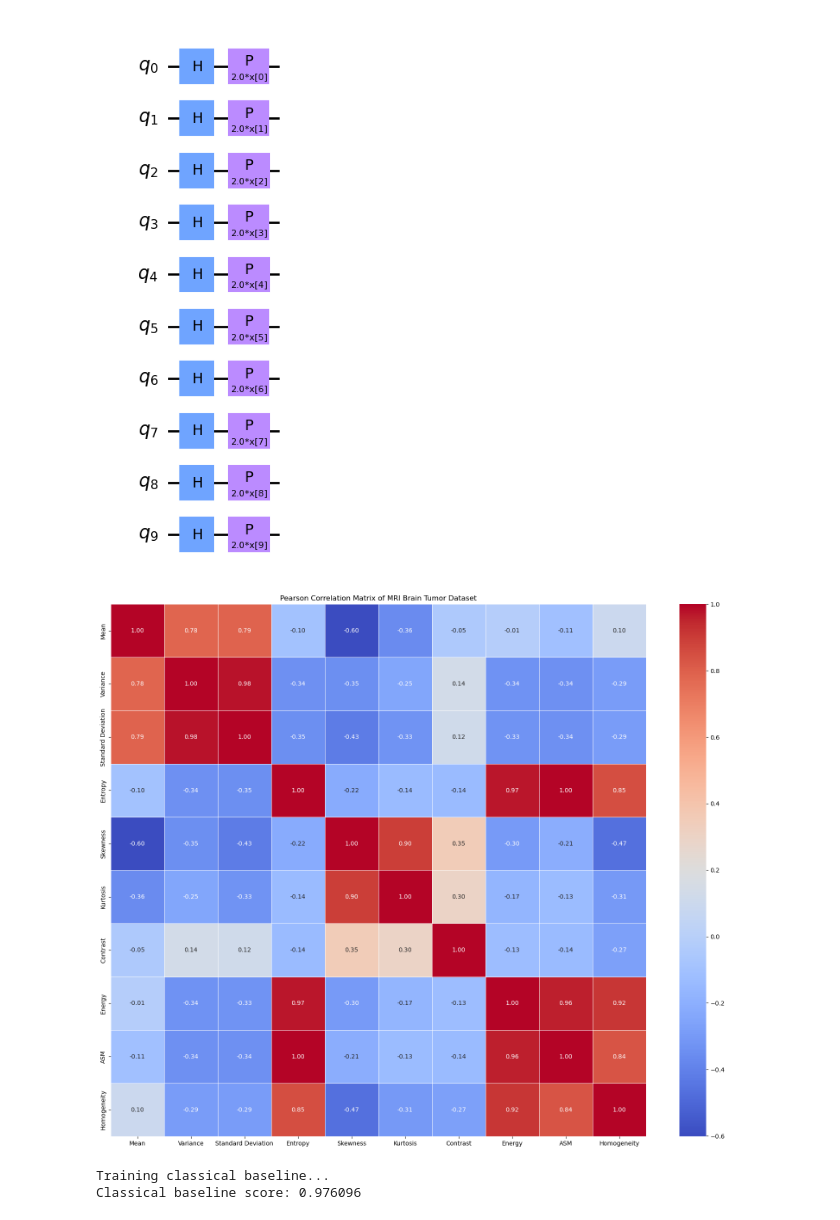
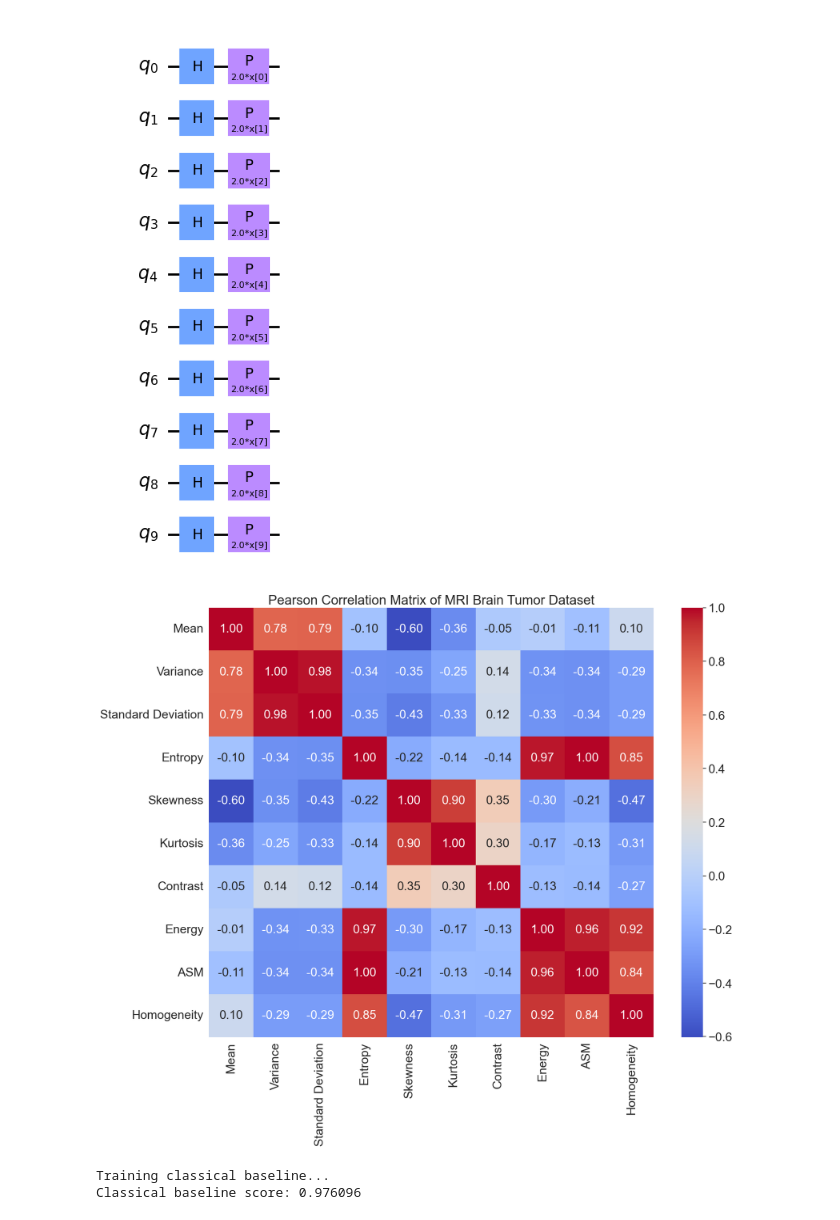
Before and after one commit to Lawrence850479/QuantumSummerProject2025, a Jupyter notebook: Project_proposal.ipynb, the cells around one changed output. Drawn from its saved outputs; the diff is of its cells as text; code cells hidden in the pictures.

```diff
--- a/Project_proposal.ipynb
+++ b/Project_proposal.ipynb
@@ -474,16 +520,17 @@ q_9: ┤ H ├┤ P(2.0*x[9]) ├
 # %%
 #Correlation matrix (Pearson Method)
 
 pearson_matrix = X_scaled_df.corr(method='pearson')
 
 #Heatmap Visualization
 
-plt.figure(figsize=(20, 16))
-sns.heatmap(pearson_matrix, annot=True, cmap='coolwarm', fmt=".2f", linewidths=0.5)
+plt.figure(figsize=(18, 14))
+sns.set(font_scale=2)
+sns.heatmap(pearson_matrix, annot=True, cmap='coolwarm', fmt=".2f", annot_kws ={"size": 22})
 plt.title('Pearson Correlation Matrix of MRI Brain Tumor Dataset')
 plt.show()
 # %% [output]
-[figure, old version]
+[figure, new version]
 # %%
 # Classical baseline (keeping original parameters for fair comparison)
 
```
Also changed, not shown: parts of 1 cell of this notebook.
